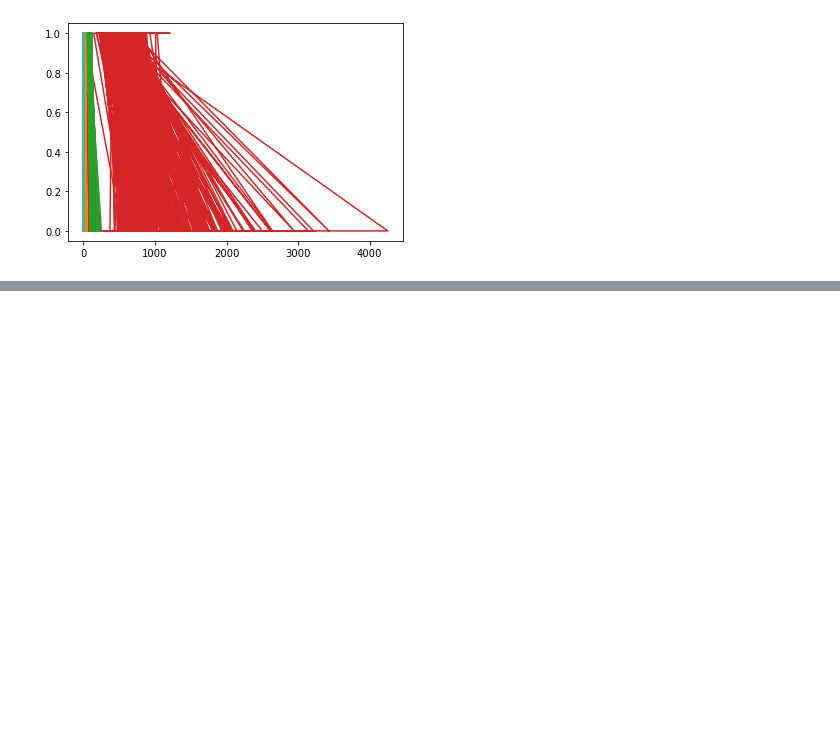
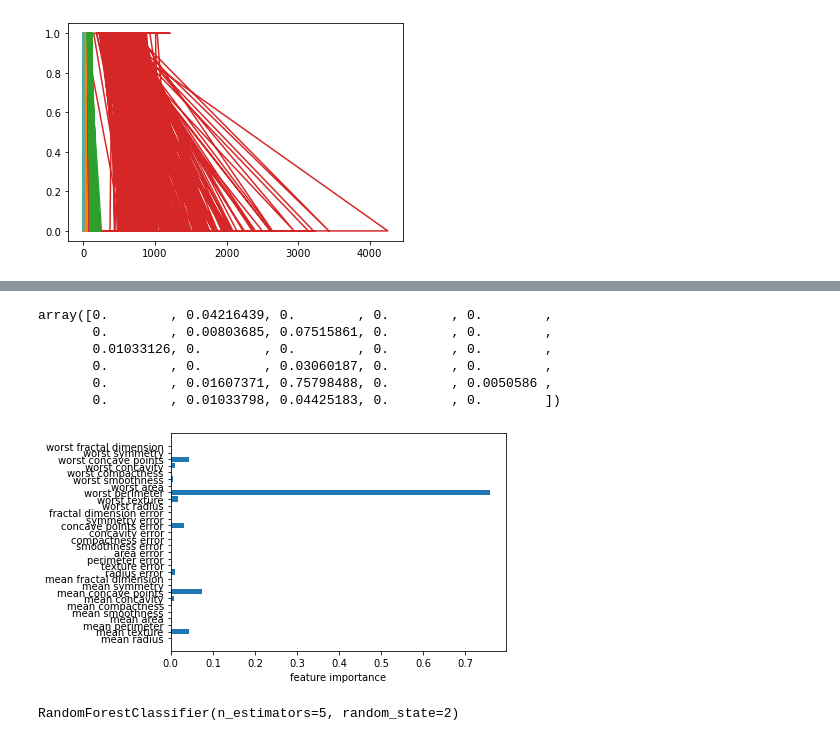
Before and after one commit to shashwatsaket46/PythonProjects, a Jupyter notebook: MachineLearningP.ipynb, the cells around one changed output, grey strips where cells are left out. Cells and saved outputs as stored; diff of their text form; code cells hidden in the pictures; blank space fills up the shorter version.

Commit message:
ranom_forest

```diff
--- a/MachineLearningP.ipynb
+++ b/MachineLearningP.ipynb
@@ -360,3 +360,9 @@ plt.plot(X_train,y_train)
  <matplotlib.lines.Line2D at 0x...>,
  <matplotlib.lines.Line2D at 0x...>]
 [figure]
+# %%
+from sklearn.tree import DecisionTreeClassifier
+model3=DecisionTreeClassifier(random_state=42)
+model3.fit(X_train,y_train)
+print(model3.score(X_train,y_train))
+print(model3.score(X_test,y_test))
@@ -362,0 +372,5 @@ plt.plot(X_train,y_train)
+# %%
+tree=DecisionTreeClassifier(max_depth=4,random_state=0)
+tree.fit(X_train,y_train)
+print(tree.score(X_train,y_train))
+print(tree.score(X_test,y_test))
@@ -362,0 +396,19 @@ plt.plot(X_train,y_train)
+# %%
+tree.feature_importances_
+# %% [output]
+array([0.        , 0.04216439, 0.        , 0.        , 0.        ,
+       0.        , 0.00803685, 0.07515861, 0.        , 0.        ,
+       0.01033126, 0.        , 0.        , 0.        , 0.        ,
+       0.        , 0.        , 0.03060187, 0.        , 0.        ,
+       0.        , 0.01607371, 0.75798488, 0.        , 0.0050586 ,
+       0.        , 0.01033798, 0.04425183, 0.        , 0.        ])
+# %%
+def plot_feature_importances_cancer(model):
+    n_features=cancer.data.shape[1]
+    plt.barh(range(n_features),model.feature_importances_,align='center')
+    plt.yticks(np.arange(n_features),cancer.feature_names)
+    plt.xlabel('feature importance')
+# %%
+plot_feature_importances_cancer(tree)
+# %% [output]
+[figure, added]
@@ -362,0 +419,6 @@ plt.plot(X_train,y_train)
+# %%
+X_train,X_test,y_train,y_test=train_test_split(X,y,stratify=y,random_state=42)
+forest=RandomForestClassifier(n_estimators=5,random_state=2)
+forest.fit(X_train,y_train)
+# %% [output]
+RandomForestClassifier(n_estimators=5, random_state=2)
```
Also changed, not shown: parts of 10 cells of this notebook, 2 other files.
